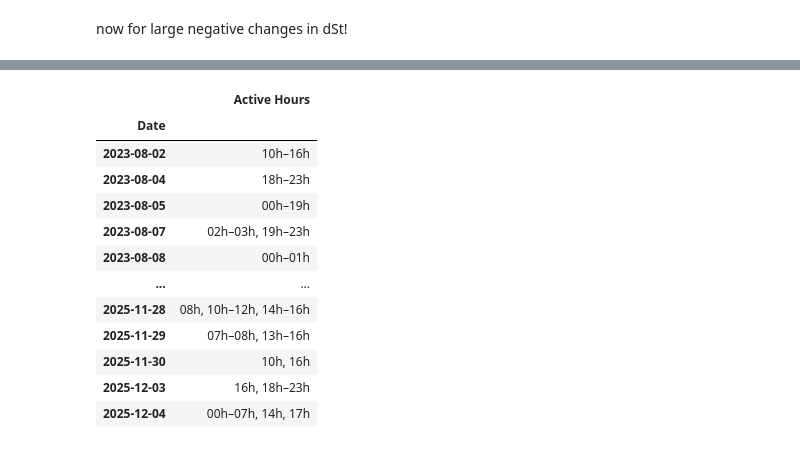
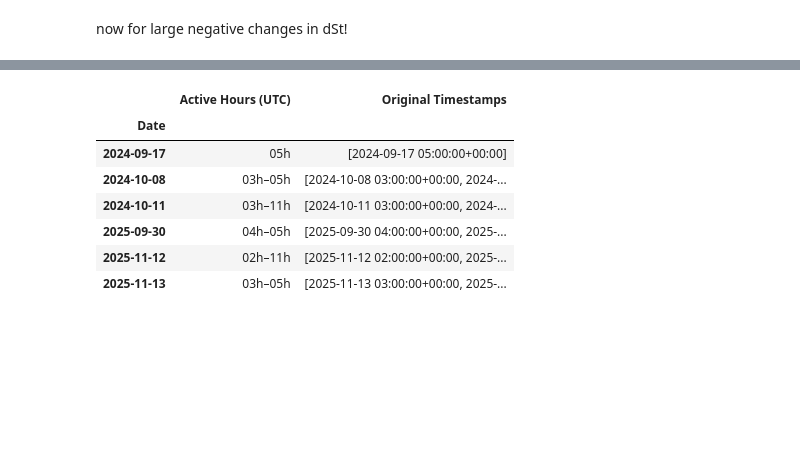
Before and after one commit to ctychen/physics188_final_project, a Jupyter notebook: Aurora_Dates.ipynb, the cells around one changed output, grey strips where cells are left out. Drawn from its saved outputs; the diff is of its cells as text; code cells hidden in the pictures; blank space fills up the shorter version.

Commit message:
Strict Limits on vals, Darkness hrs

```diff
--- a/Aurora_Dates.ipynb
+++ b/Aurora_Dates.ipynb
@@ -204,7 +304,4 @@ kP >=5 or the color is yellow. Store timestamps to list, and print the list.
 # %%
-from collections import defaultdict
-from itertools import groupby
-
 daily_ranges = defaultdict(list)
 times_sorted = sorted(elev_kp_times)
 for date, group in groupby(times_sorted, key=lambda x: x.date()):
@@ -217,14 +314,3 @@ for date, group in groupby(times_sorted, key=lambda x: x.date()):
         ranges.append((group_hours[0], group_hours[-1]))
 
     daily_ranges[date] = ranges
-
-# Print
-for day, ranges in daily_ranges.items():
-    day_str = day.strftime('%Y-%m-%d')
-    range_strs = []
-    for start, end in ranges:
-        if start == end:
-            range_strs.append(f"{start:02d}h")
-        else:
-            range_strs.append(f"{start:02d}h–{end:02d}h")
-    print(f"{day_str}: {' , '.join(range_strs)}")
@@ -249,7 +317,7 @@ for day, ranges in daily_ranges.items():
 # %% [markdown]
 slay for ae jumps!
 # %%
-AE_threshold = 500  # nT, adjust as needed
+AE_threshold = 1000  # nT, adjust as needed
 
 large_ae = omni_hr[omni_hr['AE-index, nT'] >= AE_threshold]
 ae_times_sorted = sorted(large_ae['TimeStamps'])
@@ -273,4 +341,3 @@ for day, ranges in daily_ae_ranges.items():
             range_strs.append(f"{start:02d}h")
         else:
             range_strs.append(f"{start:02d}h–{end:02d}h")
-    print(f"{day_str}: {' , '.join(range_strs)}")
@@ -296,7 +345,7 @@ for day, ranges in daily_ae_ranges.items():
 now for large negative changes in dSt!
 # %%
 # Define threshold for large negative Dst
-Dst_threshold = -50  # nT, adjust as needed
+Dst_threshold = -80  # nT, adjust as needed
 large_neg_dst = omni_hr[omni_hr['Dst-index, nT'] <= Dst_threshold]
 dst_times_sorted = sorted(large_neg_dst['TimeStamps'])
 
@@ -340,41 +389,43 @@ for day, ranges in daily_dst_ranges.items():
 # %%
-# Combine all timestamps into one set (removes duplicates/overlaps)
-all_times = set(elev_kp_times) | set(large_ae['TimeStamps']) | set(large_neg_dst['TimeStamps'])
-all_times_sorted = sorted(all_times)
+all_times = (
+    set(elev_kp_times)
+    | set(large_ae["TimeStamps"])
+    | set(large_neg_dst["TimeStamps"])
+)
+
+# enforce darkness
+dark_times = set(df_full.loc[df_full["is_dark"], "TimeStamps"])
+all_times = sorted(all_times & dark_times)
+
 
 daily_activity = defaultdict(list)
+daily_timestamps = defaultdict(list)
 
-for date, group in groupby(all_times_sorted, key=lambda x: x.date()):
-    hours = sorted([ts.hour for ts in group])
+for date, group in groupby(all_times, key=lambda x: x.date()):
+    group_list = list(group)
+    daily_timestamps[date] = group_list
+
+    hours = sorted(ts.hour for ts in group_list)
     ranges = []
-    for k, g in groupby(enumerate(hours), lambda ix: ix[0] - ix[1]):
-        group_hours = list(map(lambda x: x[1], g))
-        if group_hours[0] == group_hours[-1]:
-            ranges.append(f"{group_hours[0]:02d}h")
-        else:
-            ranges.append(f"{group_hours[0]:02d}h–{group_hours[-1]:02d}h")
+
+    for _, g in groupby(enumerate(hours), lambda ix: ix[0] - ix[1]):
+        h = [x[1] for x in g]
+        ranges.append(f"{h[0]:02d}h" if h[0] == h[-1] else f"{h[0]:02d}h–{h[-1]:02d}h")
 
     daily_activity[date] = ", ".join(ranges)
 
-#DataFrame
+
 activity_df = pd.DataFrame({
-    "Date": [day.strftime('%Y-%m-%d') for day in daily_activity.keys()],
-    "Active Hours": list(daily_activity.values())
-})
-
-activity_df.set_index("Date", inplace=True)
+    "Date": [d.strftime("%Y-%m-%d") for d in daily_activity],
+    "Active Hours (UTC)": list(daily_activity.values()),
+    "Original Timestamps": list(daily_timestamps.values())}).set_index("Date")
 activity_df
 # %% [output]
-|  | Active Hours |
-| Date |  |
-| 2023-08-02 | 10h–16h |
-| 2023-08-04 | 18h–23h |
-| 2023-08-05 | 00h–19h |
-| 2023-08-07 | 02h–03h, 19h–23h |
-| 2023-08-08 | 00h–01h |
-| ... | ... |
-| 2025-11-28 | 08h, 10h–12h, 14h–16h |
-| 2025-11-29 | 07h–08h, 13h–16h |
-| 2025-11-30 | 10h, 16h |
-| 2025-12-03 | 16h, 18h–23h |
-| 2025-12-04 | 00h–07h, 14h, 17h |
+|  | Active Hours (UTC) | Original Timestamps |
+| Date |  |  |
+| 2024-09-17 | 05h | [2024-09-17 05:00:00+00:00] |
+| 2024-10-08 | 03h–05h | [2024-10-08 03:00:00+00:00, 2024-... |
+| 2024-10-11 | 03h–11h | [2024-10-11 03:00:00+00:00, 2024-... |
+| 2025-09-30 | 04h–05h | [2025-09-30 04:00:00+00:00, 2025-... |
+| 2025-11-12 | 02h–11h | [2025-11-12 02:00:00+00:00, 2025-... |
+| 2025-11-13 | 03h–05h | [2025-11-13 03:00:00+00:00, 2025-... |
```
Also changed, not shown: parts of 14 cells of this notebook.
